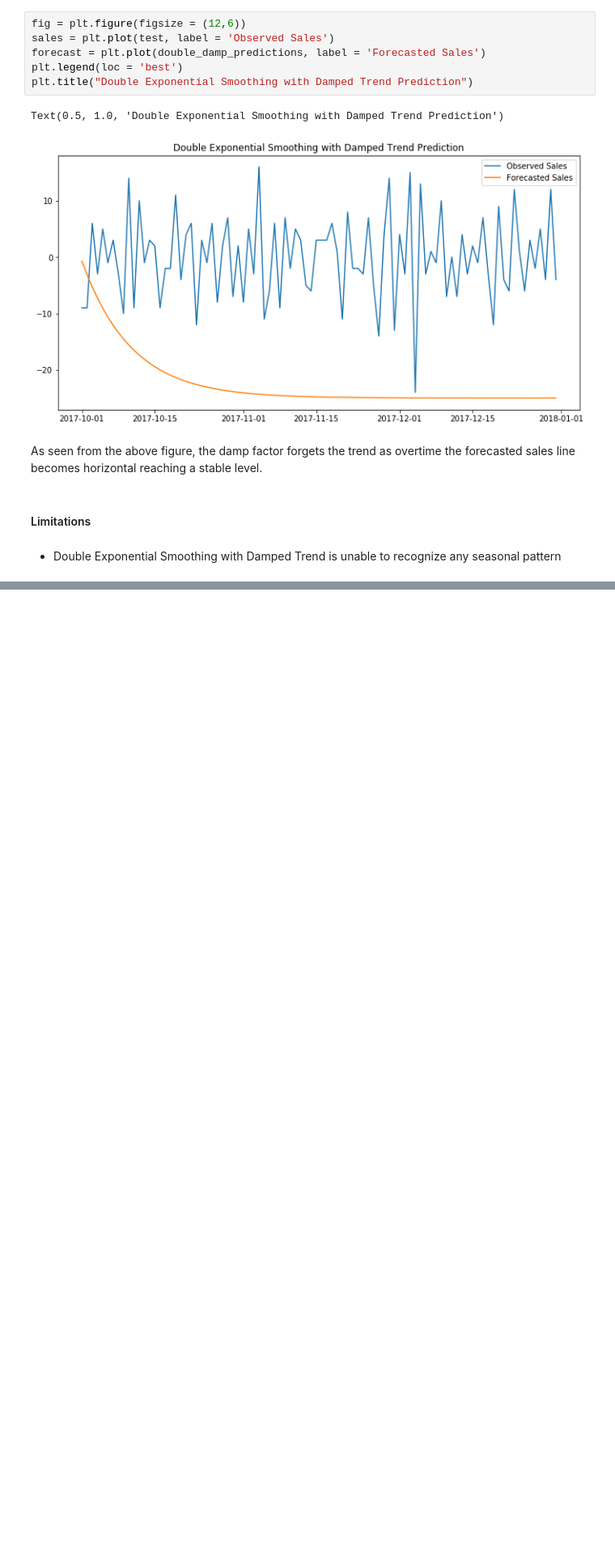
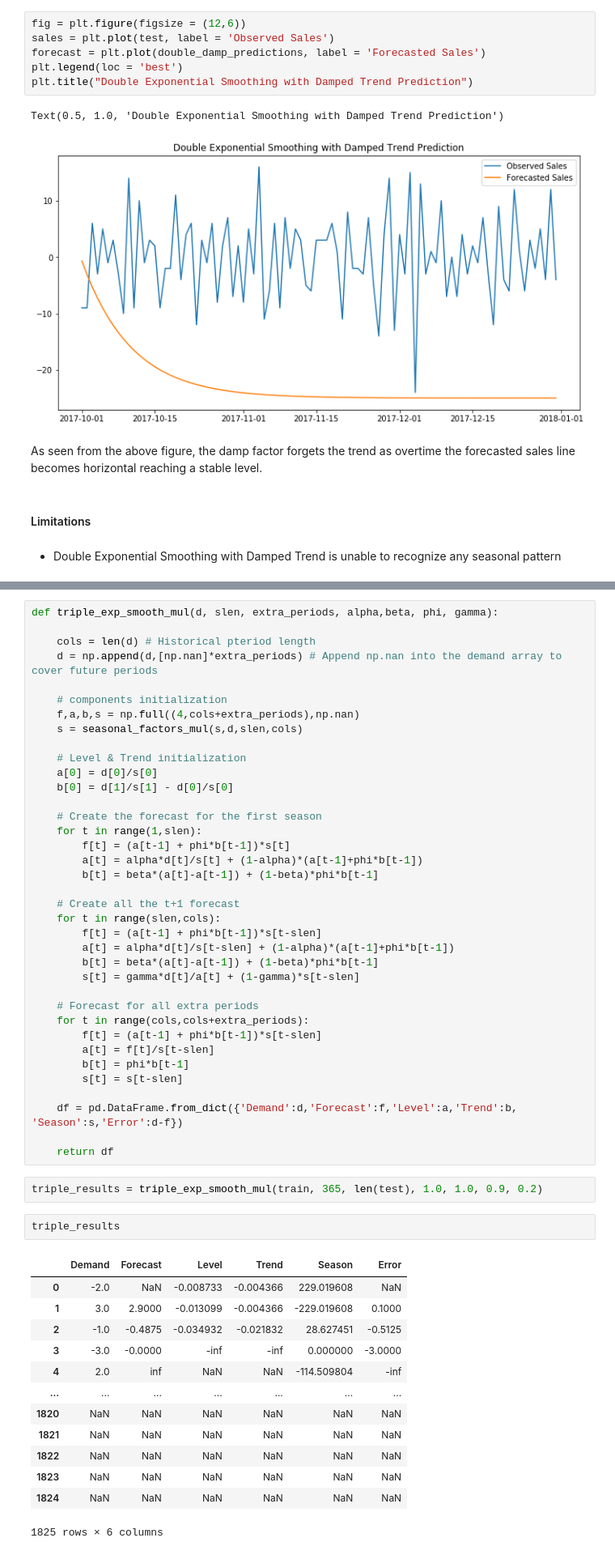
Before and after one commit to zhikaichen99/DemandForecasting, a Jupyter notebook: notebooks/Exponential_Smoothing.ipynb, the cells around one changed output, grey strips where cells are left out. Shown at 81% size. Saved outputs shown, nothing was run; the diff lists cells and outputs as text; blank space fills up the shorter version.

```diff
--- a/notebooks/Exponential_Smoothing.ipynb
+++ b/notebooks/Exponential_Smoothing.ipynb
@@ -363,0 +407,55 @@ As seen from the above figure, the damp factor forgets the trend as overtime the
+# %%
+def triple_exp_smooth_mul(d, slen, extra_periods, alpha,beta, phi, gamma):
+
+    cols = len(d) # Historical pteriod length
+    d = np.append(d,[np.nan]*extra_periods) # Append np.nan into the demand array to cover future periods
+
+    # components initialization
+    f,a,b,s = np.full((4,cols+extra_periods),np.nan)
+    s = seasonal_factors_mul(s,d,slen,cols)
+
+    # Level & Trend initialization
+    a[0] = d[0]/s[0]
+    b[0] = d[1]/s[1] - d[0]/s[0]
+
+    # Create the forecast for the first season
+    for t in range(1,slen):
+        f[t] = (a[t-1] + phi*b[t-1])*s[t]
+        a[t] = alpha*d[t]/s[t] + (1-alpha)*(a[t-1]+phi*b[t-1])
+        b[t] = beta*(a[t]-a[t-1]) + (1-beta)*phi*b[t-1]
+
+    # Create all the t+1 forecast
+    for t in range(slen,cols):
+        f[t] = (a[t-1] + phi*b[t-1])*s[t-slen]
+        a[t] = alpha*d[t]/s[t-slen] + (1-alpha)*(a[t-1]+phi*b[t-1])
+        b[t] = beta*(a[t]-a[t-1]) + (1-beta)*phi*b[t-1]
+        s[t] = gamma*d[t]/a[t] + (1-gamma)*s[t-slen]
+
+    # Forecast for all extra periods
+    for t in range(cols,cols+extra_periods):
+        f[t] = (a[t-1] + phi*b[t-1])*s[t-slen]
+        a[t] = f[t]/s[t-slen]
+        b[t] = phi*b[t-1]
+        s[t] = s[t-slen]
+
+    df = pd.DataFrame.from_dict({'Demand':d,'Forecast':f,'Level':a,'Trend':b, 'Season':s,'Error':d-f})
+
+    return df
+# %%
+triple_results = triple_exp_smooth_mul(train, 365, len(test), 1.0, 1.0, 0.9, 0.2)
+# %%
+triple_results
+# %% [output]
+|  | Demand | Forecast | Level | Trend | Season | Error |
+| 0 | -2.0 | NaN | -0.008733 | -0.004366 | 229.019608 | NaN |
+| 1 | 3.0 | 2.9000 | -0.013099 | -0.004366 | -229.019608 | 0.1000 |
+| 2 | -1.0 | -0.4875 | -0.034932 | -0.021832 | 28.627451 | -0.5125 |
+| 3 | -3.0 | -0.0000 | -inf | -inf | 0.000000 | -3.0000 |
+| 4 | 2.0 | inf | NaN | NaN | -114.509804 | -inf |
+| ... | ... | ... | ... | ... | ... | ... |
+| 1820 | NaN | NaN | NaN | NaN | NaN | NaN |
+| 1821 | NaN | NaN | NaN | NaN | NaN | NaN |
+| 1822 | NaN | NaN | NaN | NaN | NaN | NaN |
+| 1823 | NaN | NaN | NaN | NaN | NaN | NaN |
+| 1824 | NaN | NaN | NaN | NaN | NaN | NaN |
+1825 rows × 6 columns
```
Also changed, not shown: parts of 13 cells of this notebook.
